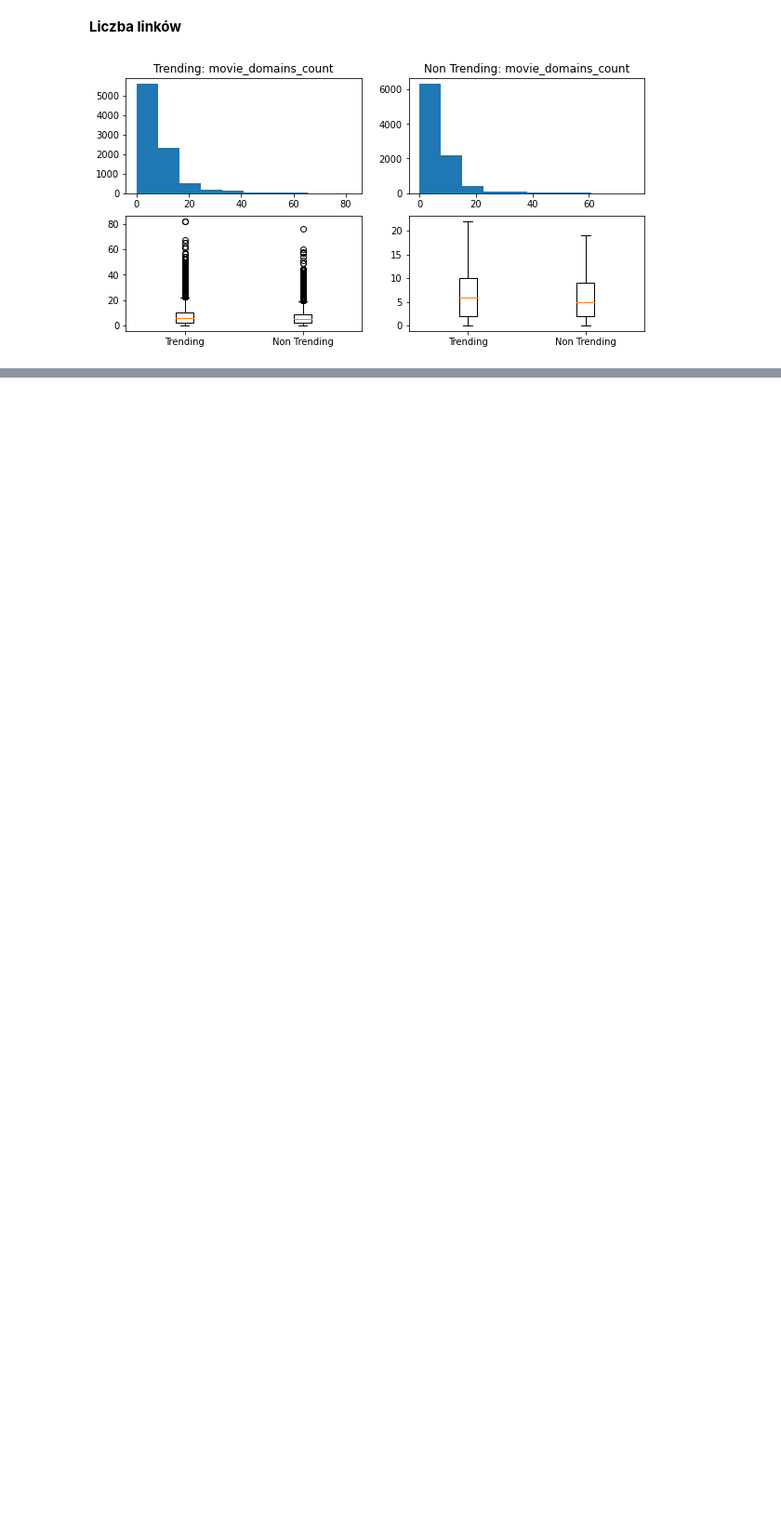
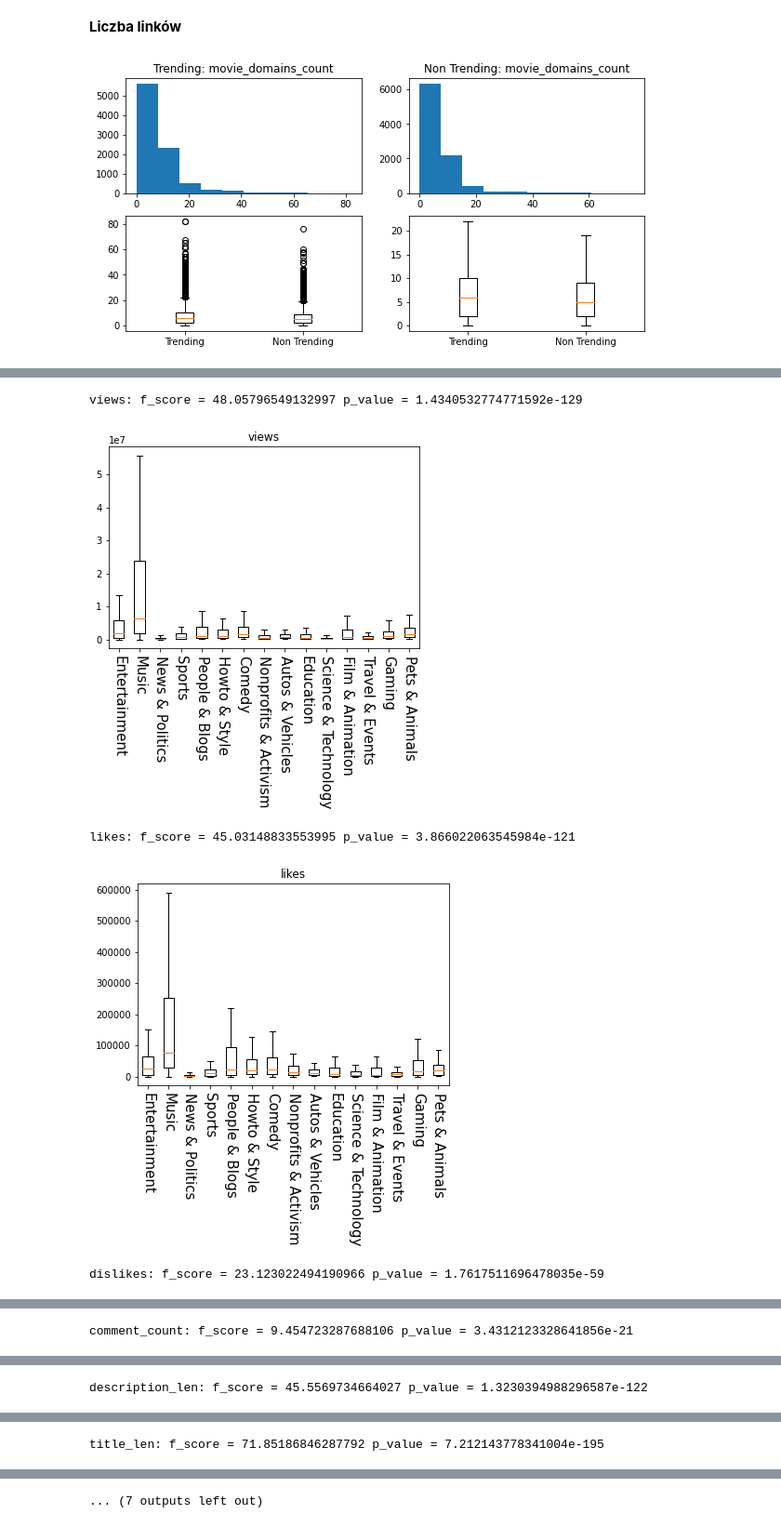
Before and after one commit to DominikKossinski/PED, a Jupyter notebook: notebooks/PED_5.ipynb, the cells around one changed output, grey strips where cells are left out. Shown at 93% size. Drawn from its saved outputs; the diff is of its cells as text; code cells hidden in the pictures; blank space fills up the shorter version.

```diff
--- a/notebooks/PED_5.ipynb
+++ b/notebooks/PED_5.ipynb
@@ -350,0 +416,20 @@ plot_numeric_attr("movie_domains_count", trending_videos, non_trending_videos)
+# %%
+categories_data = []
+for category_id in categories:
+    c_data = non_trending_videos[non_trending_videos["new_category_id"] == category_id]
+    categories_data.append(c_data)
+
+f_scores = pd.DataFrame()
+alpha = 0.05
+for i in numeric_attrs:
+    f, p = anova(categories_data, i)
+    f_scores = f_scores.append(pd.DataFrame(
+        data={"attr": [i], "f score": [f], "p value": [p], "leq alpha": [p <= alpha]}
+    ), ignore_index=True)
+f_scores
+# %% [output]
+views: f_score = 48.05796549132997 p_value = 1.4340532774771592e-129
+[figure, added]
+likes: f_score = 45.03148833553995 p_value = 3.866022063545984e-121
+[figure, added]
+dislikes: f_score = 23.123022494190966 p_value = 1.7617511696478035e-59
@@ -350,0 +437 @@ plot_numeric_attr("movie_domains_count", trending_videos, non_trending_videos)
+comment_count: f_score = 9.454723287688106 p_value = 3.4312123328641856e-21
@@ -350,0 +439 @@ plot_numeric_attr("movie_domains_count", trending_videos, non_trending_videos)
+description_len: f_score = 45.5569734664027 p_value = 1.3230394988296587e-122
@@ -350,0 +441 @@ plot_numeric_attr("movie_domains_count", trending_videos, non_trending_videos)
+title_len: f_score = 71.85186846287792 p_value = 7.212143778341004e-195
@@ -350,0 +443 @@ plot_numeric_attr("movie_domains_count", trending_videos, non_trending_videos)
+... (7 outputs left out)
```
Also changed, not shown: parts of 10 cells of this notebook, 1 other file.
